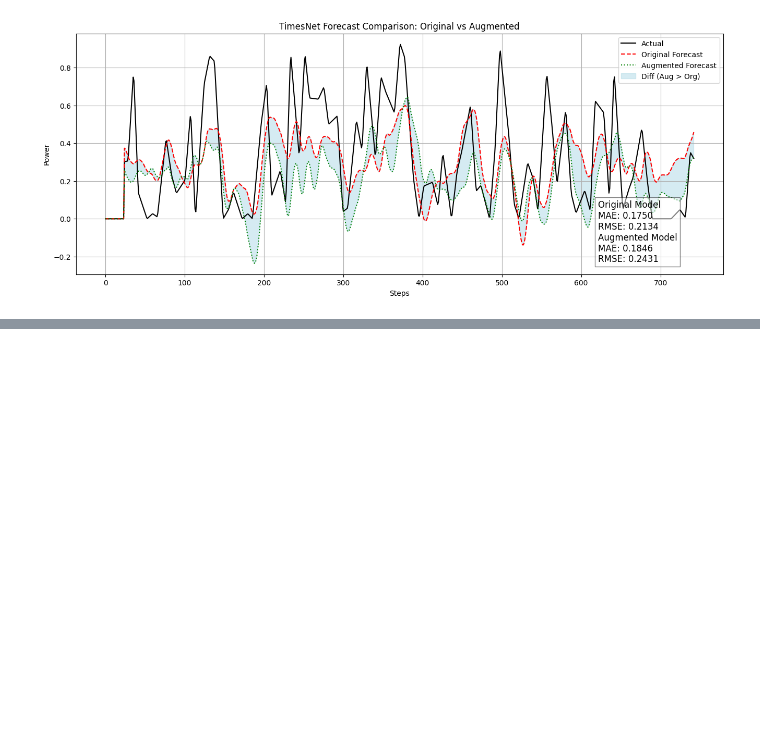
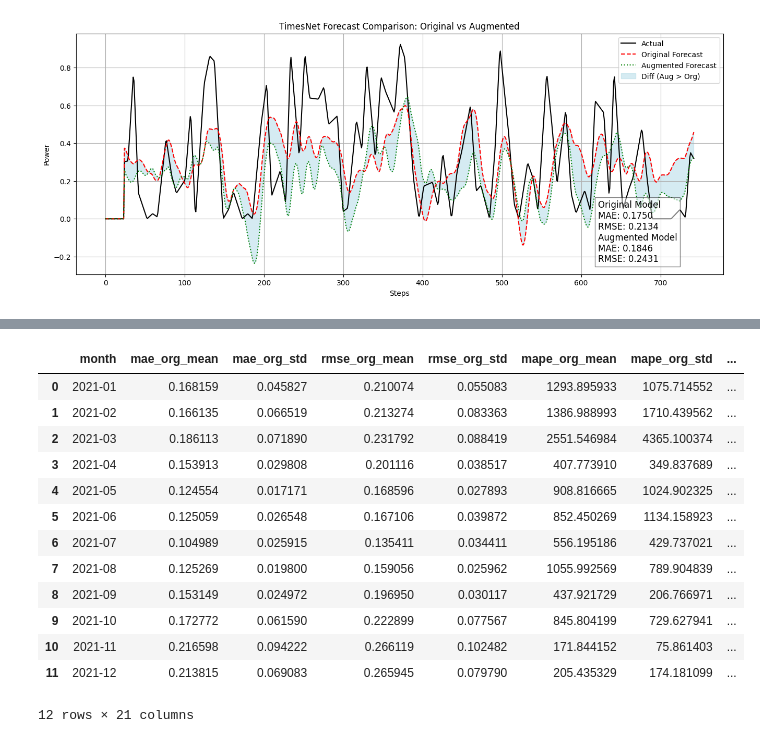
Before and after one commit to harshit4032/wind-forecasting, a Jupyter notebook: Evaluation/TimesNet.ipynb, the cells around one changed output, grey strips where cells are left out. Cells and saved outputs as stored; diff of their text form; code cells hidden in the pictures; blank space fills up the shorter version.

```diff
--- a/Evaluation/TimesNet.ipynb
+++ b/Evaluation/TimesNet.ipynb
@@ -214,7 +214,8 @@ y_train_org = org_train_processed[target]
 
 
 y_test  =org_test_processed[target]
-X_test  =org_test_processed[features]
+X_test = org_test_processed[features].copy()
+X_test.index = pd.to_datetime(org_test_processed["Time"])
 # %%
 import torch
 import torch.nn as nn
@@ -566,0 +899,11 @@ results_3 = evaluate_two_timesnet_models(
+# %%
+results_df, monthly_summary = evaluate_monthly_timesnet_errors(
+    model_org=model_timesnet_org,
+    model_aug=model_timesnet_aug,
+    X_train_org=X_train_org,
+    y_train_org=y_train_org,
+    X_test=X_test,
+    y_test=y_test,
+    input_len=24,
+    forecast_len=12
+)
@@ -566,0 +953,17 @@ results_3 = evaluate_two_timesnet_models(
+# %%
+monthly_summary
+# %% [output]
+|  | month | mae_org_mean | mae_org_std | rmse_org_mean | rmse_org_std | mape_org_mean | mape_org_std | ... |
+| 0 | 2021-01 | 0.168159 | 0.045827 | 0.210074 | 0.055083 | 1293.895933 | 1075.714552 | ... |
+| 1 | 2021-02 | 0.166135 | 0.066519 | 0.213274 | 0.083363 | 1386.988993 | 1710.439562 | ... |
+| 2 | 2021-03 | 0.186113 | 0.071890 | 0.231792 | 0.088419 | 2551.546984 | 4365.100374 | ... |
+| 3 | 2021-04 | 0.153913 | 0.029808 | 0.201116 | 0.038517 | 407.773910 | 349.837689 | ... |
+| 4 | 2021-05 | 0.124554 | 0.017171 | 0.168596 | 0.027893 | 908.816665 | 1024.902325 | ... |
+| 5 | 2021-06 | 0.125059 | 0.026548 | 0.167106 | 0.039872 | 852.450269 | 1134.158923 | ... |
+| 6 | 2021-07 | 0.104989 | 0.025915 | 0.135411 | 0.034411 | 556.195186 | 429.737021 | ... |
+| 7 | 2021-08 | 0.125269 | 0.019800 | 0.159056 | 0.025962 | 1055.992569 | 789.904839 | ... |
+| 8 | 2021-09 | 0.153149 | 0.024972 | 0.196950 | 0.030117 | 437.921729 | 206.766971 | ... |
+| 9 | 2021-10 | 0.172772 | 0.061590 | 0.222899 | 0.077567 | 845.804199 | 729.627941 | ... |
+| 10 | 2021-11 | 0.216598 | 0.094222 | 0.266119 | 0.102482 | 171.844152 | 75.861403 | ... |
+| 11 | 2021-12 | 0.213815 | 0.069083 | 0.265945 | 0.079790 | 205.435329 | 174.181099 | ... |
+12 rows × 21 columns
```
Also changed, not shown: parts of 17 cells of this notebook, 4 other files.
